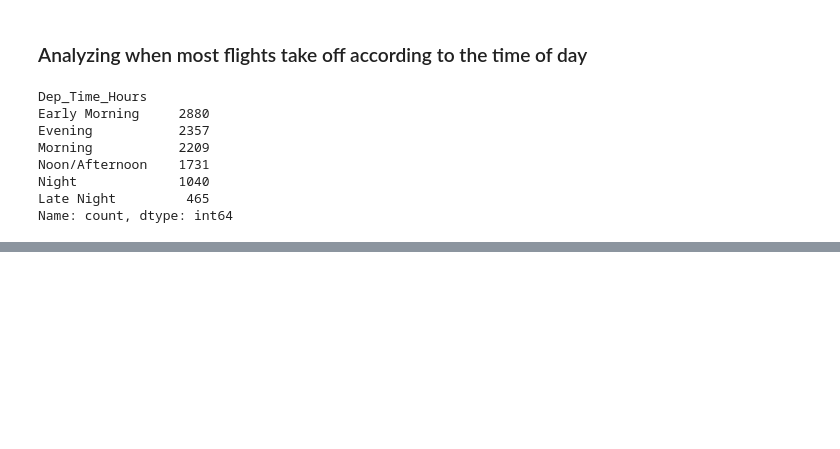
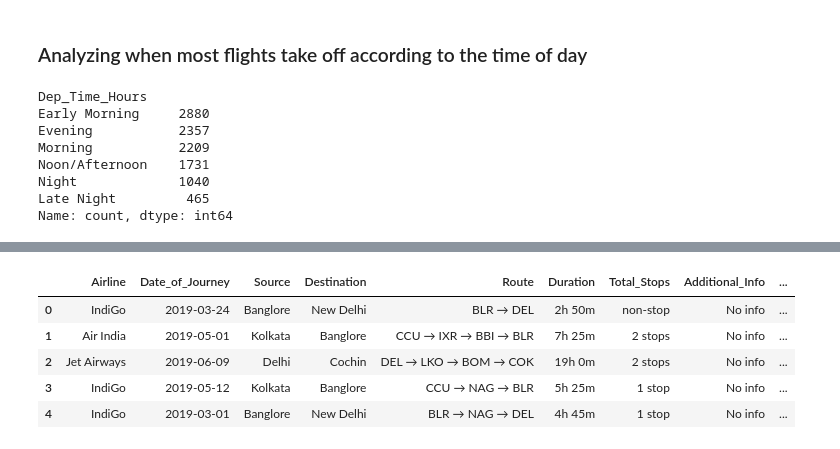
Before and after one commit to suyogshresthaa/Flight-Fare-Prediction-System, a Jupyter notebook: flight_price_prediction.ipynb, the cells around one changed output, grey strips where cells are left out. Saved outputs shown, nothing was run; the diff lists cells and outputs as text; code cells hidden in the pictures; blank space fills up the shorter version.

Commit message:
extracted duration hours and mins

```diff
--- a/flight_price_prediction.ipynb
+++ b/flight_price_prediction.ipynb
@@ -196,0 +197,12 @@ fig.show()
+# %%
+## preprocessing duration
+## e.g. 50m -> 0h 50m
+## e.g. 19h -> 19h 0m
+def preprocess_duration(feature):
+    if 'h' not in feature:
+        feature = '0h' + ' ' + feature
+    elif 'm' not in feature:
+        feature = feature + ' ' + '0m'
+    return feature
+# %%
+df_train_copy['Duration'] = df_train_copy['Duration'].apply(preprocess_duration)
@@ -196,0 +224,16 @@ fig.show()
+# %%
+## extracting hour and min from duration
+## e.g. 2h 50m -> split at ' ' and get index 0 for hour and index 1 for min
+
+## hour
+df_train_copy['Duration_Hours'] = df_train_copy['Duration'].apply(lambda x : int(x.split(' ')[0][0:-1]))
+df_train_copy['Duration_Minutes'] = df_train_copy['Duration'].apply(lambda x : int(x.split(' ')[1][0:-1]))
+# %%
+df_train_copy.head(5)
+# %% [output]
+|  | Airline | Date_of_Journey | Source | Destination | Route | Duration | Total_Stops | Additional_Info | ... |
+| 0 | IndiGo | 2019-03-24 | Banglore | New Delhi | BLR → DEL | 2h 50m | non-stop | No info | ... |
+| 1 | Air India | 2019-05-01 | Kolkata | Banglore | CCU → IXR → BBI → BLR | 7h 25m | 2 stops | No info | ... |
+| 2 | Jet Airways | 2019-06-09 | Delhi | Cochin | DEL → LKO → BOM → COK | 19h 0m | 2 stops | No info | ... |
+| 3 | IndiGo | 2019-05-12 | Kolkata | Banglore | CCU → NAG → BLR | 5h 25m | 1 stop | No info | ... |
+| 4 | IndiGo | 2019-03-01 | Banglore | New Delhi | BLR → NAG → DEL | 4h 45m | 1 stop | No info | ... |
```
Also changed, not shown: parts of 3 cells of this notebook.
